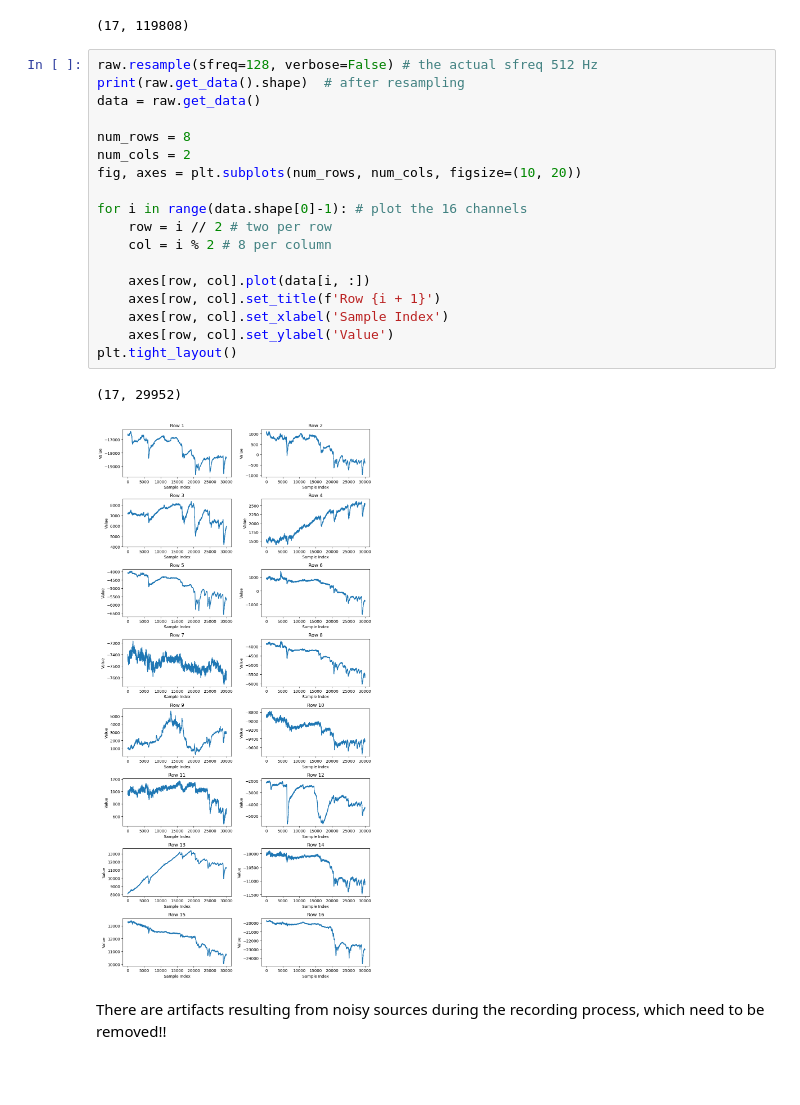
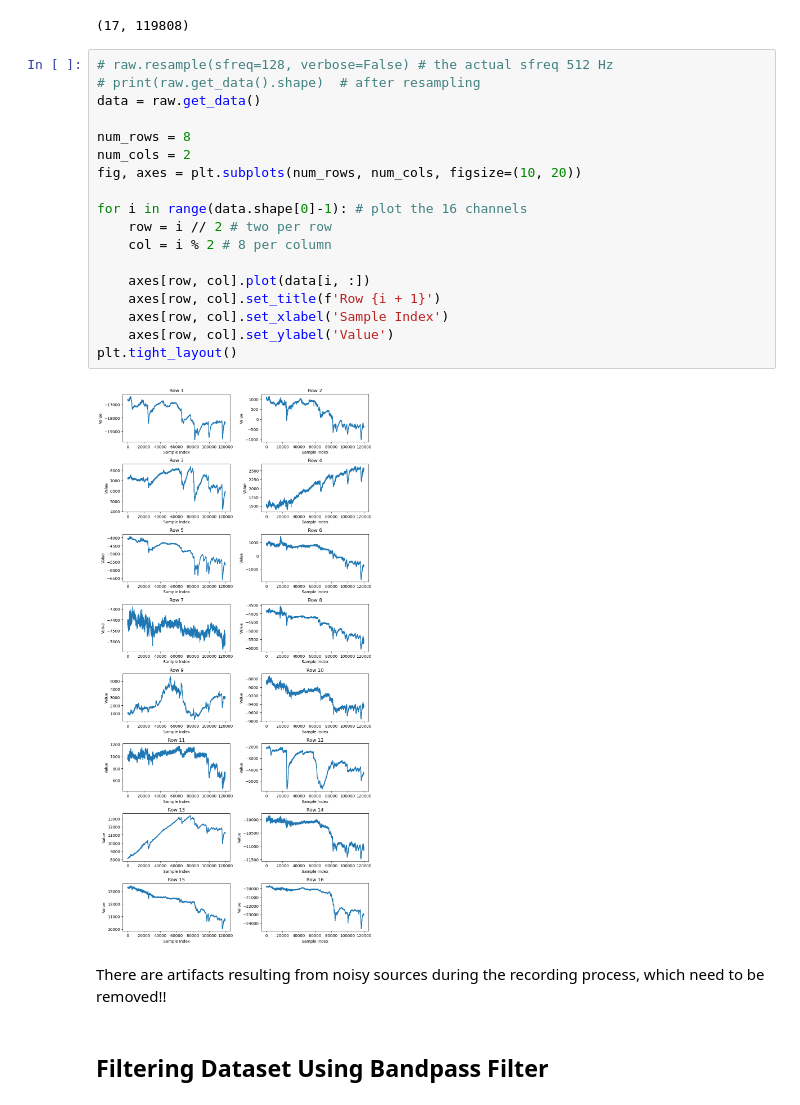
Before and after one commit to raghdaneiazyy6/WinkWatch-with-Wazowski, a Jupyter notebook: eye_state_EEG.ipynb, the cells around one changed output. Drawn from its saved outputs; the diff is of its cells as text; blank space fills up the shorter version.

Commit message:
update filters and artifacts removal

```diff
--- a/eye_state_EEG.ipynb
+++ b/eye_state_EEG.ipynb
@@ -24,25 +26,26 @@ raw.get_data().shape # 16 channels + stimulation label
 <class 'mne.io.array.array.RawArray'>
 (17, 119808)
 # %%
-raw.resample(sfreq=128, verbose=False) # the actual sfreq 512 Hz
-print(raw.get_data().shape)  # after resampling
+# raw.resample(sfreq=128, verbose=False) # the actual sfreq 512 Hz
+# print(raw.get_data().shape)  # after resampling
 data = raw.get_data()
 
 num_rows = 8
 num_cols = 2
 fig, axes = plt.subplots(num_rows, num_cols, figsize=(10, 20))
 
 for i in range(data.shape[0]-1): # plot the 16 channels
     row = i // 2 # two per row
     col = i % 2 # 8 per column
 
     axes[row, col].plot(data[i, :])
     axes[row, col].set_title(f'Row {i + 1}')
     axes[row, col].set_xlabel('Sample Index')
     axes[row, col].set_ylabel('Value')
 plt.tight_layout()
 # %% [output]
-(17, 29952)
-[figure, old version]
+[figure, new version]
 # %% [markdown]
 There are artifacts resulting from noisy sources during the recording process, which need to be removed!!
+# %% [markdown]
+## Filtering Dataset Using Bandpass Filter
```
Also changed, not shown: parts of 9 cells of this notebook.
